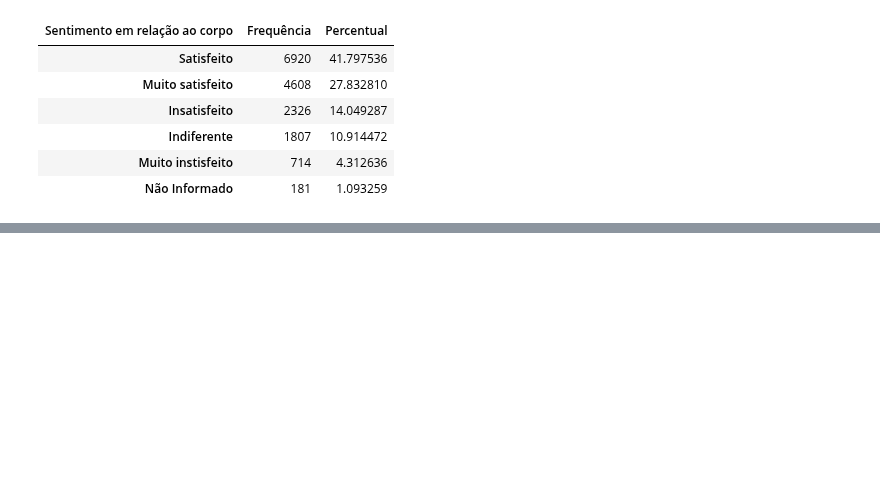
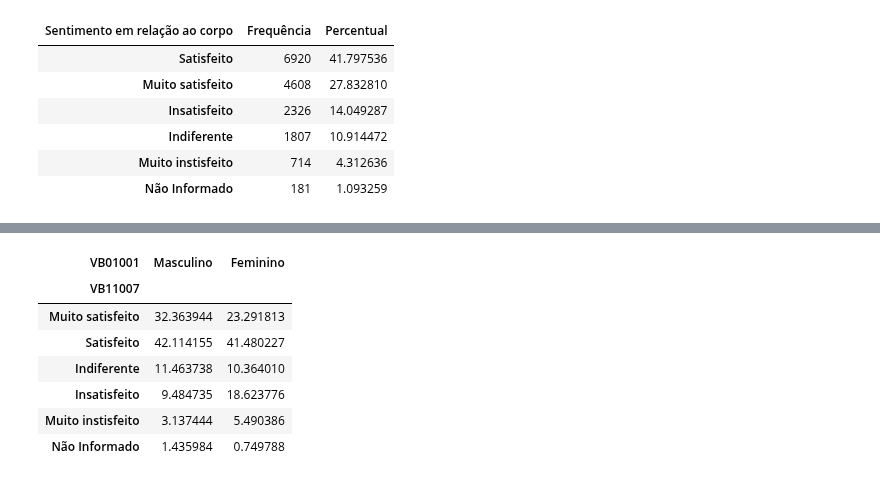
Before and after one commit to GuilhermeRuy97/BootcampDataScience, a Jupyter notebook: modulo_3_bootcamp_Data_Science.ipynb, the cells around one changed output, grey strips where cells are left out. Cells and saved outputs as stored; diff of their text form; code cells hidden in the pictures; blank space fills up the shorter version.

```diff
--- a/modulo_3_bootcamp_Data_Science.ipynb
+++ b/modulo_3_bootcamp_Data_Science.ipynb
@@ -222,0 +371,16 @@ dist_freq
+# %%
+#Desta vez, faremos a normalização em relação as colunas
+
+frequencia_cruzada = pd.crosstab(dados["VB11007"], dados["VB01001"], normalize = "columns") * 100
+frequencia_cruzada.rename(index = respostas, inplace = True)
+frequencia_cruzada.rename(columns = {1: "Masculino", 2: "Feminino"}, inplace = True)
+frequencia_cruzada
+# %% [output]
+| VB01001 | Masculino | Feminino |
+| VB11007 |  |  |
+| Muito satisfeito | 32.363944 | 23.291813 |
+| Satisfeito | 42.114155 | 41.480227 |
+| Indiferente | 11.463738 | 10.364010 |
+| Insatisfeito | 9.484735 | 18.623776 |
+| Muito instisfeito | 3.137444 | 5.490386 |
+| Não Informado | 1.435984 | 0.749788 |
```
Also changed, not shown: parts of 10 cells of this notebook.
